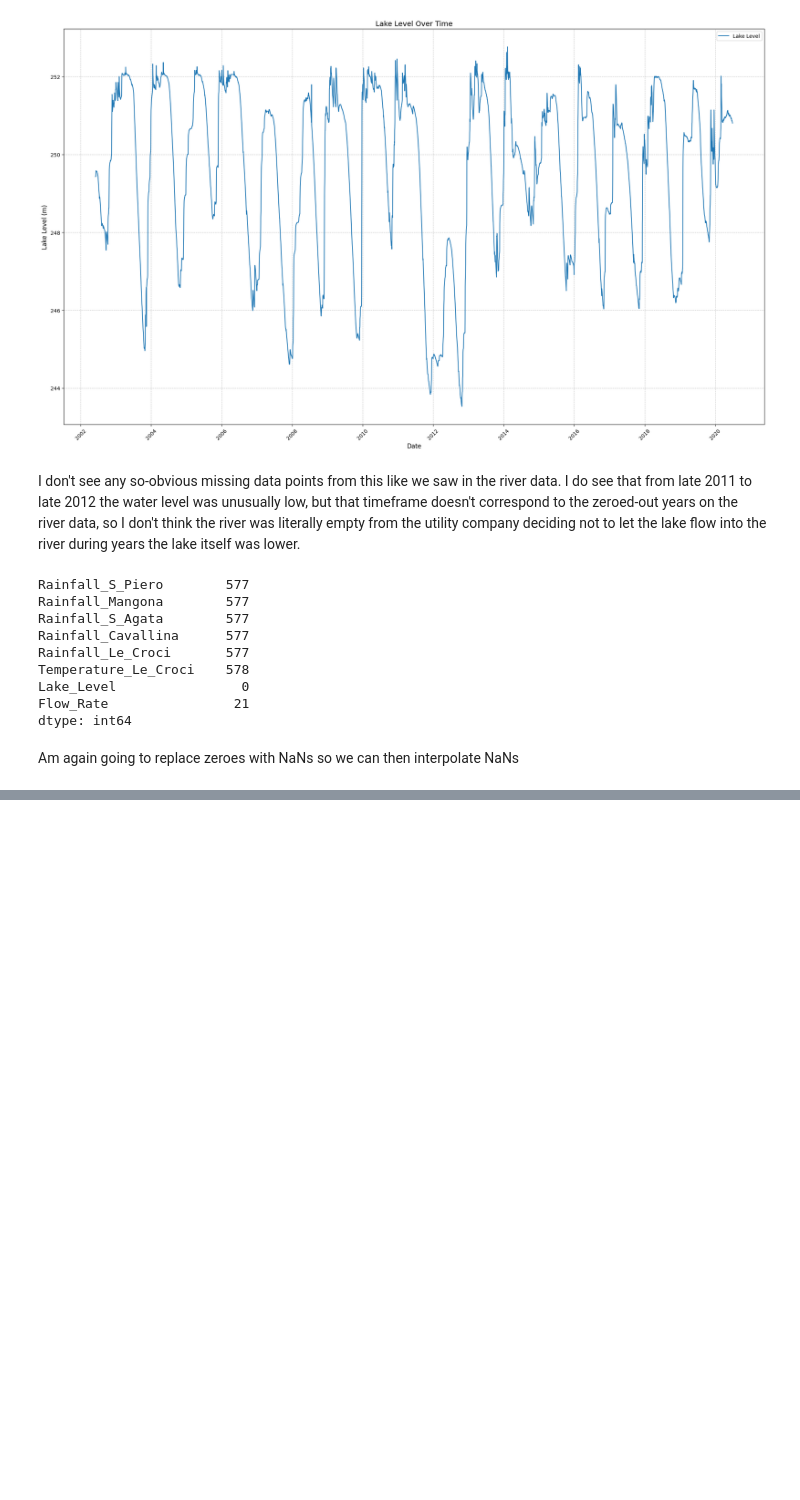
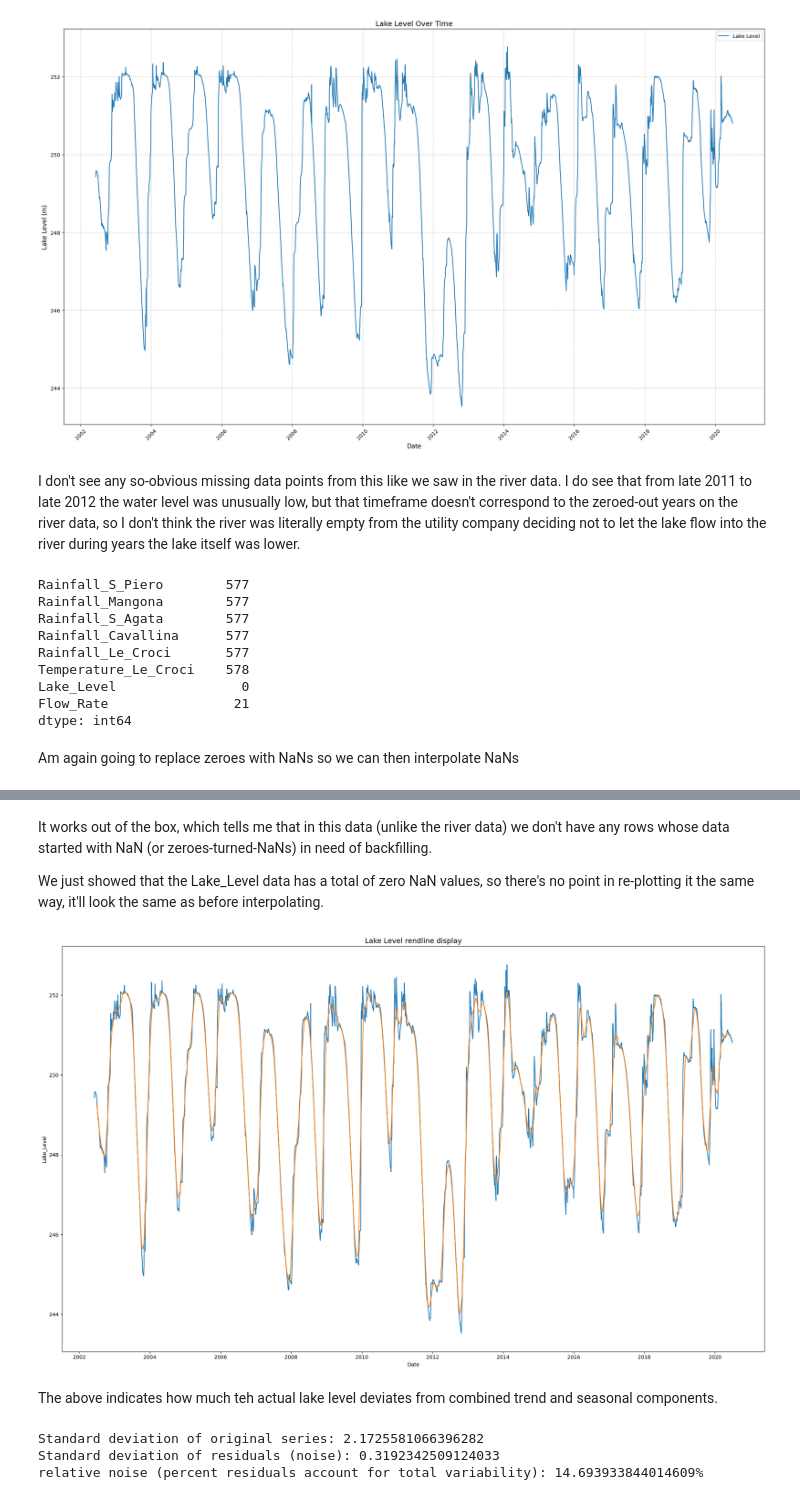
Before and after one commit to NWinocur/kaggle-acea-water-prediction, a Jupyter notebook: src/explore.ipynb, the cells around one changed output, grey strips where cells are left out. Saved outputs shown, nothing was run; the diff lists cells and outputs as text; code cells hidden in the pictures; blank space fills up the shorter version.

Commit message:
Proceeded with EDA of lake data far enough to have just begun designing fbprophet model for it.

```diff
--- a/src/explore.ipynb
+++ b/src/explore.ipynb
@@ -677,0 +688,53 @@ lake_df.isna().sum()
+# %%
+lake_df.interpolate(method="time", inplace=True)
+# %% [markdown]
+It works out of the box, which tells me that in this data (unlike the river data) we don't have any rows whose data started with NaN (or zeroes-turned-NaNs) in need of backfilling.
+
+We just showed that the Lake_Level data has a total of zero NaN values, so there's no point in re-plotting it the same way, it'll look the same as before interpolating.
+# %%
+from statsmodels.tsa.seasonal import seasonal_decompose
+
+decomposition = seasonal_decompose(lake_df["Lake_Level"], period=52)
+# %%
+
+import seaborn as sns
+
+trend = decomposition.trend
+
+fig, axis = plt.subplots(figsize=(20, 12))
+
+plt.title('Lake Level trendline display', fontsize=14)
+sns.lineplot(data=lake_df["Lake_Level"])
+sns.lineplot(data=trend)
+
+plt.tight_layout()
+
+plt.show()
+# %% [output]
+[figure, added]
+# %% [markdown]
+The above indicates how much teh actual lake level deviates from combined trend and seasonal components.
+# %%
+from statsmodels.tsa.seasonal import seasonal_decompose
+
+# Perform seasonal decomposition
+decomposition = seasonal_decompose(lake_df["Lake_Level"], model="additive", period=52)
+
+# Extract components
+trend = decomposition.trend
+seasonal = decomposition.seasonal
+residual = decomposition.resid
+
+# Calculate standard deviations
+original_std = lake_df["Lake_Level"].std()
+residual_std = residual.std()
+
+print(f"Standard deviation of original series: {original_std}")
+print(f"Standard deviation of residuals (noise): {residual_std}")
+print(
+    f"relative noise (percent residuals account for total variability): {100 * residual_std / original_std}%"
+)
+# %% [output]
+Standard deviation of original series: 2.1725581066396282
+Standard deviation of residuals (noise): 0.3192342509124033
+relative noise (percent residuals account for total variability): 14.693933844014609%
```
Also changed, not shown: parts of 18 cells of this notebook.
